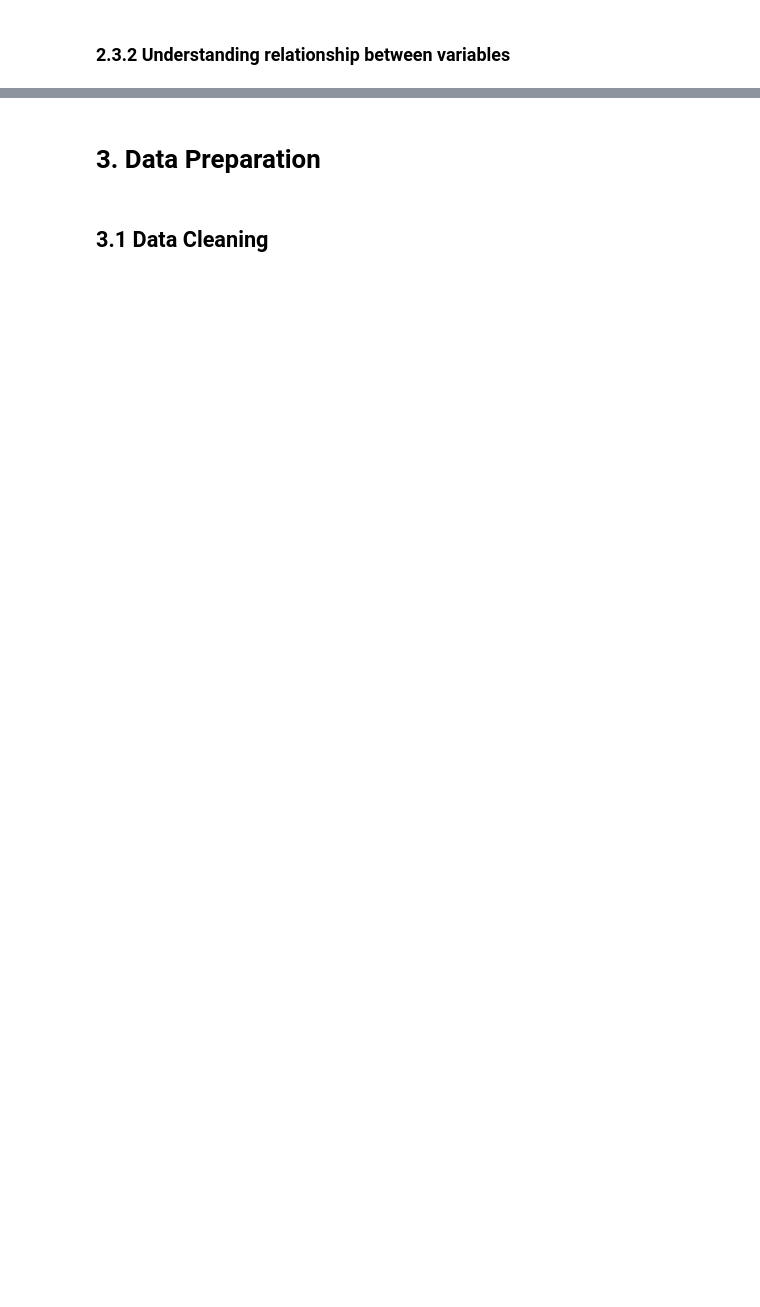
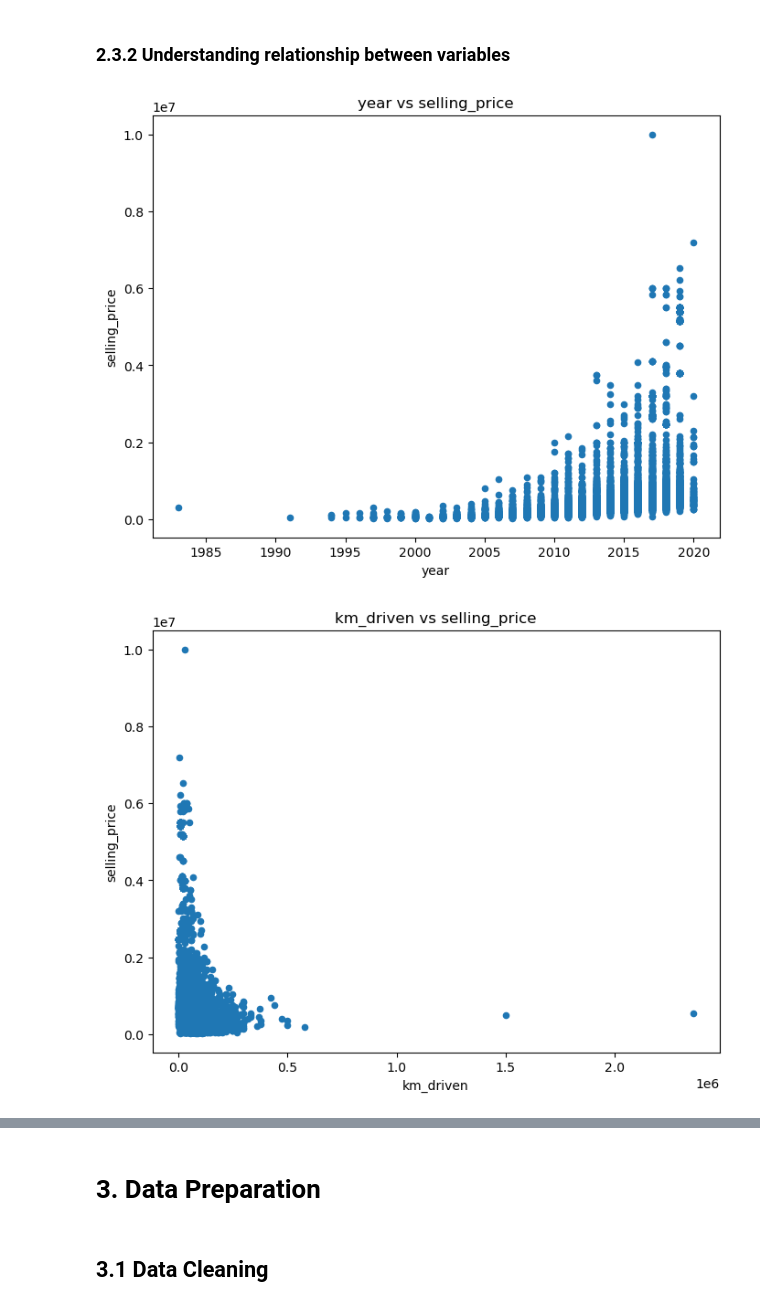
Before and after one commit to jaydeene/mldp_project, a Jupyter notebook: MLDP Program Codes Submission Template.ipynb, the cells around one changed output, grey strips where cells are left out. Saved outputs shown, nothing was run; the diff lists cells and outputs as text; code cells hidden in the pictures; blank space fills up the shorter version.

```diff
--- a/MLDP Program Codes Submission Template.ipynb
+++ b/MLDP Program Codes Submission Template.ipynb
@@ -84,3 +276,31 @@ seats - numerical (float)
 ### 2.3.2 Understanding relationship between variables
 # %%
 ## Understanding relationship between variables
+
+## Numerical vs selling_price
+
+for col in numerical_cols:
+    df.plot(x=col, y=col_y, kind='scatter', figsize=(8,6))
+    plt.title(f'{col} vs {col_y}')
+    plt.suptitle('')
+    plt.xlabel(col)
+    plt.ylabel(col_y)
+    plt.show()
+
+## Correlation Heatmap
+df_corr = df[numerical_cols + [col_y]].corr()
+plt.figure(figsize=(10,8))
+sns.heatmap(df_corr,cmap='RdYlGn')
+plt.show()
+
+## Boxplots for categorical vs selling_price
+for col in categorical_cols:
+    plt.figure(figsize=(10,8))
+    sns.boxplot(data=df, x=col, y=col_y)
+    plt.title(f'{col} vs {col_y}')
+    plt.xlabel(col)
+    plt.ylabel(col_y)
+    plt.show()
+# %% [output]
+[figure, added]
+[figure, added]
```
Also changed, not shown: parts of 42 cells of this notebook, 1 other file.
